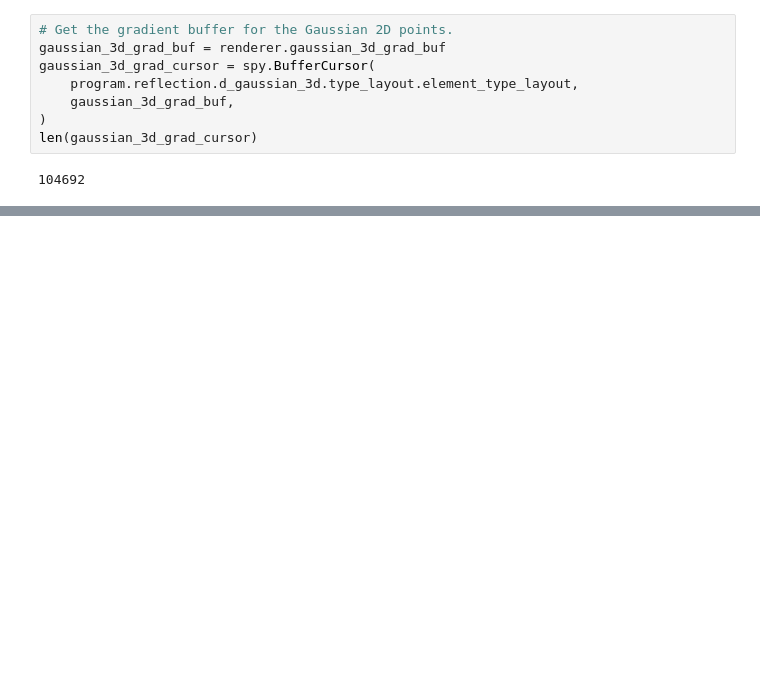
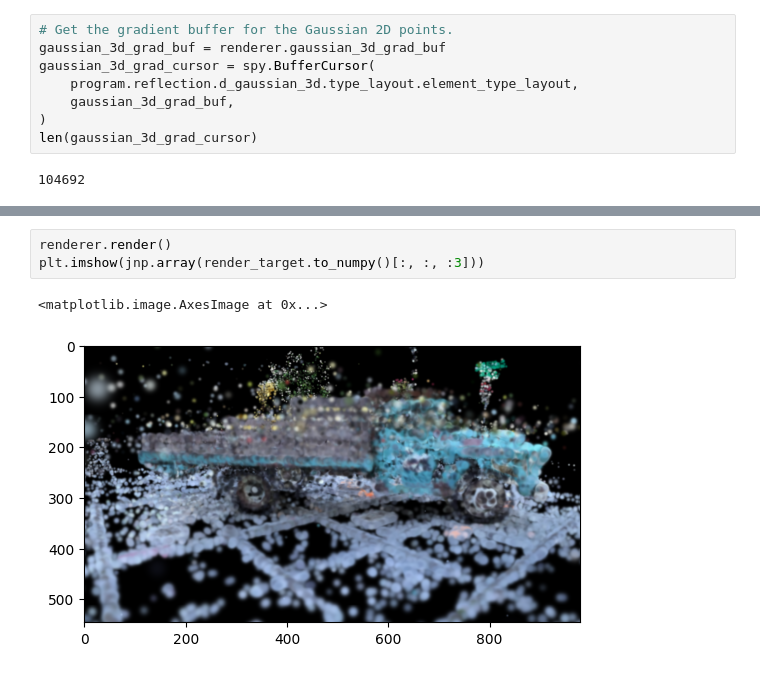
Before and after one commit to fangjunzhou/gslang, a Jupyter notebook: notebooks/optimizer.ipynb, the cells around one changed output, grey strips where cells are left out. Cells and saved outputs as stored; diff of their text form; blank space fills up the shorter version.

```diff
--- a/notebooks/optimizer.ipynb
+++ b/notebooks/optimizer.ipynb
@@ -804,0 +814,6 @@ plt.hist(position_grad, bins=100)
+# %%
+renderer.render()
+plt.imshow(jnp.array(render_target.to_numpy()[:, :, :3]))
+# %% [output]
+<matplotlib.image.AxesImage at 0x...>
+[figure, added]
```
Also changed, not shown: parts of 30 cells of this notebook, 7 other files.
